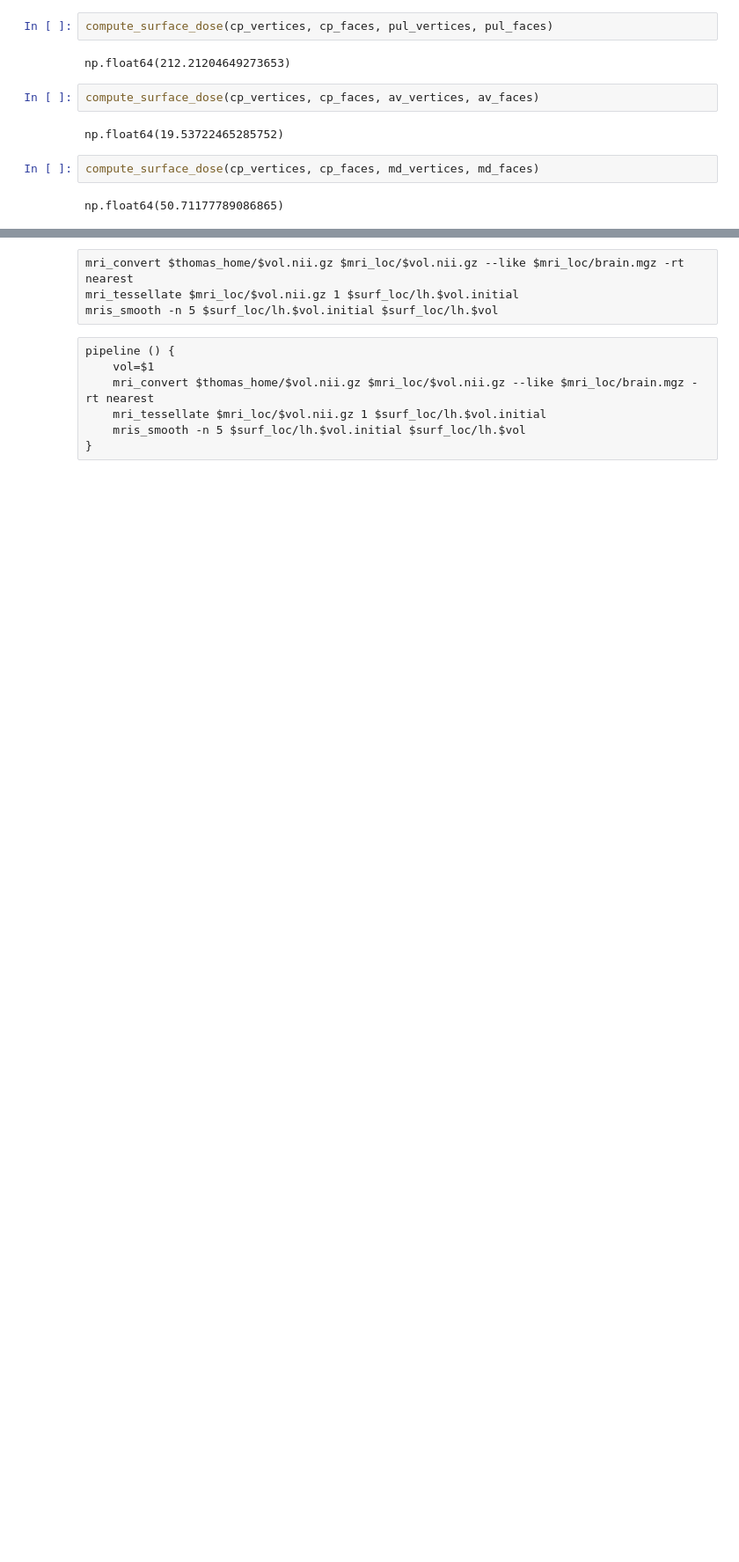
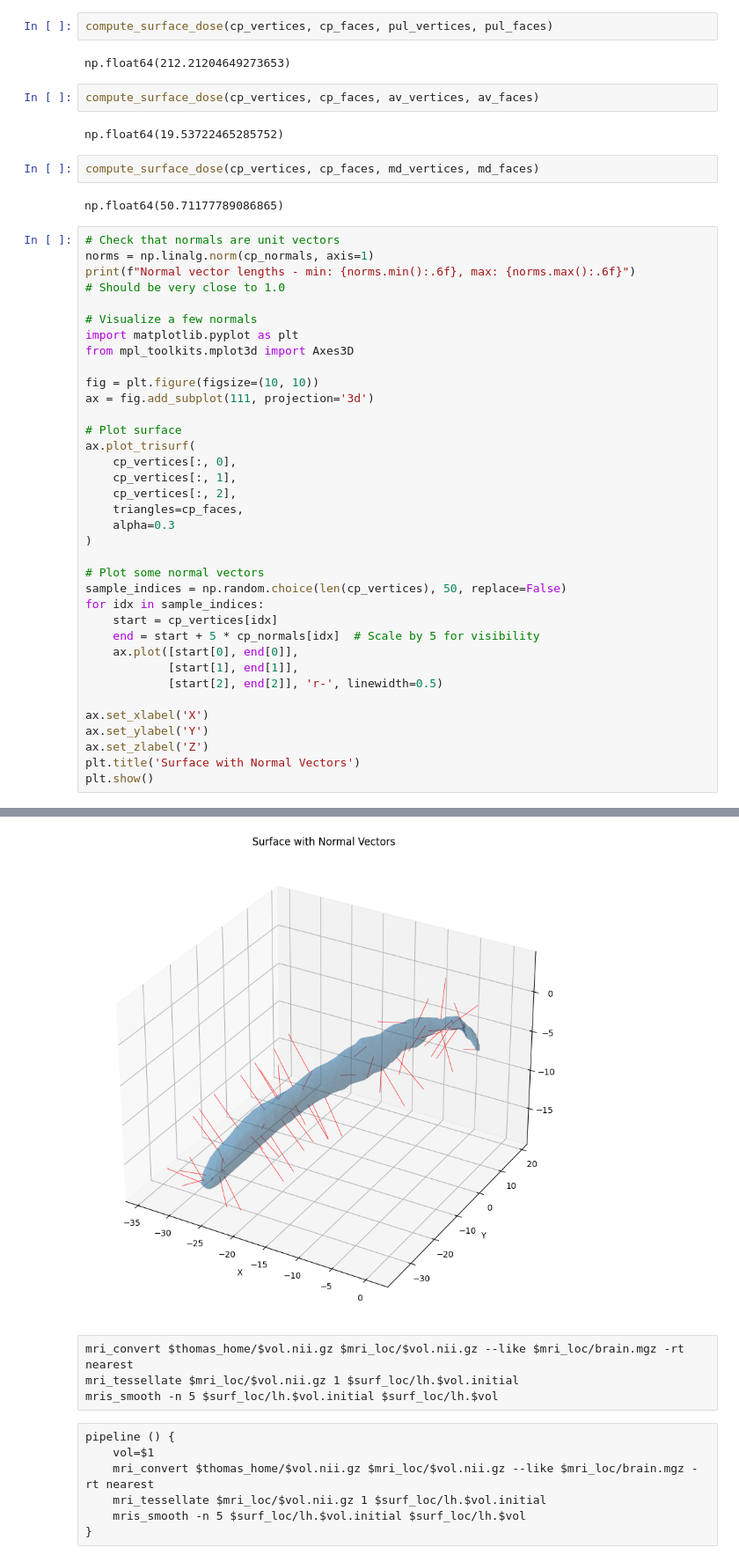
Before and after one commit to srs328/ms_mri, a Jupyter notebook: analysis/thalamus/surface_tests/test1.ipynb, the cells around one changed output, grey strips where cells are left out. Shown at 88% size. Saved outputs shown, nothing was run; the diff lists cells and outputs as text; blank space fills up the shorter version.

```diff
--- a/analysis/thalamus/surface_tests/test1.ipynb
+++ b/analysis/thalamus/surface_tests/test1.ipynb
@@ -233,3 +419,40 @@ np.float64(19.53722465285752)
 compute_surface_dose(cp_vertices, cp_faces, md_vertices, md_faces)
 # %% [output]
 np.float64(50.71177789086865)
+# %%
+# Check that normals are unit vectors
+norms = np.linalg.norm(cp_normals, axis=1)
+print(f"Normal vector lengths - min: {norms.min():.6f}, max: {norms.max():.6f}")
+# Should be very close to 1.0
+
+# Visualize a few normals
+import matplotlib.pyplot as plt
+from mpl_toolkits.mplot3d import Axes3D
+
+fig = plt.figure(figsize=(10, 10))
+ax = fig.add_subplot(111, projection='3d')
+
+# Plot surface
+ax.plot_trisurf(
+    cp_vertices[:, 0],
+    cp_vertices[:, 1],
+    cp_vertices[:, 2],
+    triangles=cp_faces,
+    alpha=0.3
+)
+
+# Plot some normal vectors
+sample_indices = np.random.choice(len(cp_vertices), 50, replace=False)
+for idx in sample_indices:
+    start = cp_vertices[idx]
+    end = start + 5 * cp_normals[idx]  # Scale by 5 for visibility
+    ax.plot([start[0], end[0]],
+            [start[1], end[1]],
+            [start[2], end[2]], 'r-', linewidth=0.5)
+
+ax.set_xlabel('X')
+ax.set_ylabel('Y')
+ax.set_zlabel('Z')
+plt.title('Surface with Normal Vectors')
+plt.show()
+# %% [output]
@@ -236,3 +460,4 @@ np.float64(50.71177789086865)
+[figure, added]
 # %% [raw]
 mri_convert $thomas_home/$vol.nii.gz $mri_loc/$vol.nii.gz --like $mri_loc/brain.mgz -rt nearest
 mri_tessellate $mri_loc/$vol.nii.gz 1 $surf_loc/lh.$vol.initial
```
Also changed, not shown: parts of 16 cells of this notebook, 2 other files.
